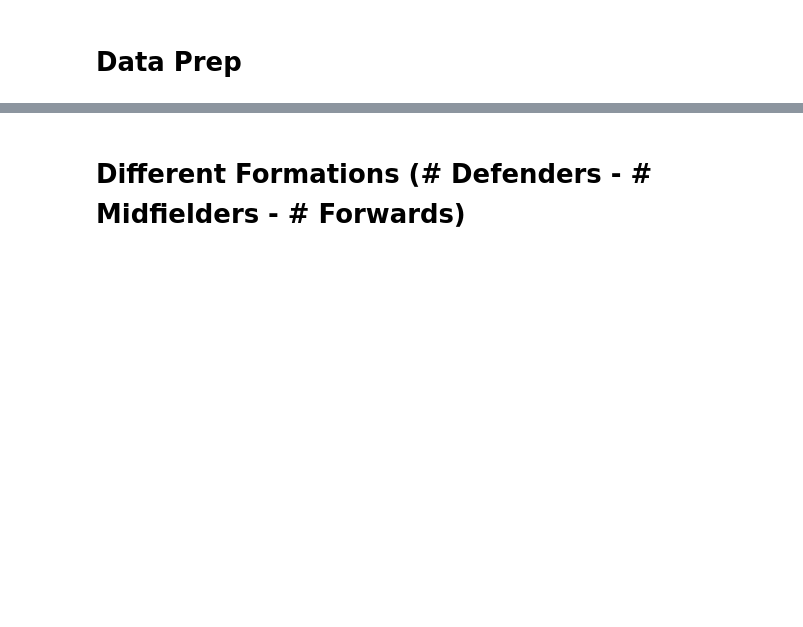
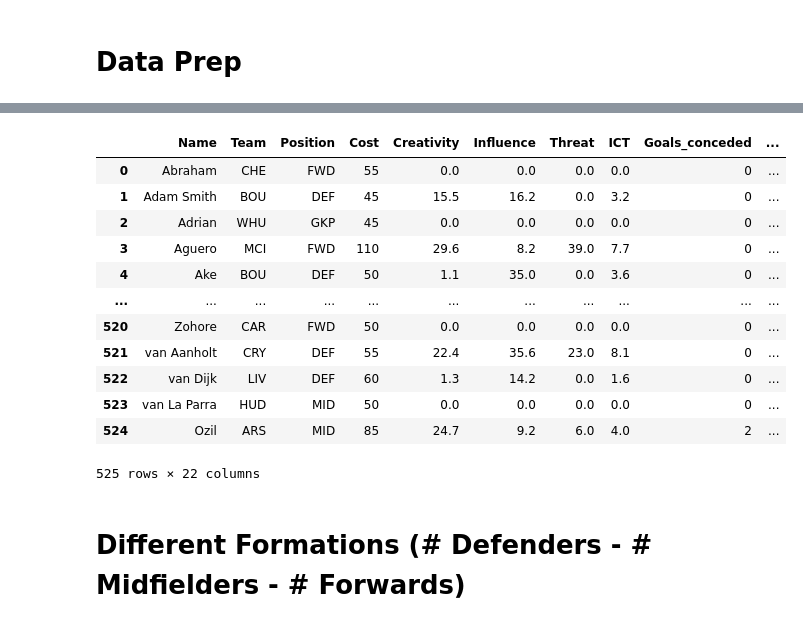
Before and after one commit to DanielBrooks253/Kaggle, a Jupyter notebook: Soccer_Team/Genetic_Approach.ipynb, the cells around one changed output, grey strips where cells are left out. Drawn from its saved outputs; the diff is of its cells as text; code cells hidden in the pictures; blank space fills up the shorter version.

```diff
--- a/Soccer_Team/Genetic_Approach.ipynb
+++ b/Soccer_Team/Genetic_Approach.ipynb
@@ -537,3 +580,19 @@ for idx, _ in enumerate(adjust_names):
+# %%
+adjust_names[1]
+# %% [output]
+|  | Name | Team | Position | Cost | Creativity | Influence | Threat | ICT | Goals_conceded | ... |
+| 0 | Abraham | CHE | FWD | 55 | 0.0 | 0.0 | 0.0 | 0.0 | 0 | ... |
+| 1 | Adam Smith | BOU | DEF | 45 | 15.5 | 16.2 | 0.0 | 3.2 | 0 | ... |
+| 2 | Adrian | WHU | GKP | 45 | 0.0 | 0.0 | 0.0 | 0.0 | 0 | ... |
+| 3 | Aguero | MCI | FWD | 110 | 29.6 | 8.2 | 39.0 | 7.7 | 0 | ... |
+| 4 | Ake | BOU | DEF | 50 | 1.1 | 35.0 | 0.0 | 3.6 | 0 | ... |
+| ... | ... | ... | ... | ... | ... | ... | ... | ... | ... | ... |
+| 520 | Zohore | CAR | FWD | 50 | 0.0 | 0.0 | 0.0 | 0.0 | 0 | ... |
+| 521 | van Aanholt | CRY | DEF | 55 | 22.4 | 35.6 | 23.0 | 8.1 | 0 | ... |
+| 522 | van Dijk | LIV | DEF | 60 | 1.3 | 14.2 | 0.0 | 1.6 | 0 | ... |
+| 523 | van La Parra | HUD | MID | 50 | 0.0 | 0.0 | 0.0 | 0.0 | 0 | ... |
+| 524 | Ozil | ARS | MID | 85 | 24.7 | 9.2 | 6.0 | 4.0 | 2 | ... |
+525 rows × 22 columns
 # %%
 # Get the scores for all of the positions for all of the available weeks
 list_player_score_df = [pd.concat(list(map(lambda x: scoring(adjust_names[i][adjust_names[i]['Position'] == x], x, i), ['DEF', 'FWD', 'GKP', 'MID'])), axis=0)
```
Also changed, not shown: parts of 22 cells of this notebook.
